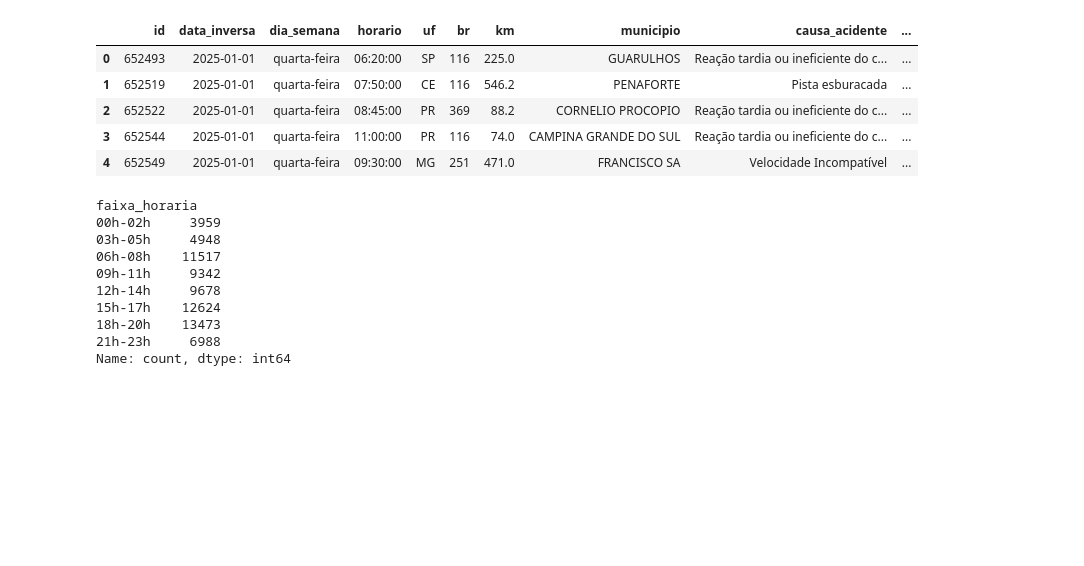
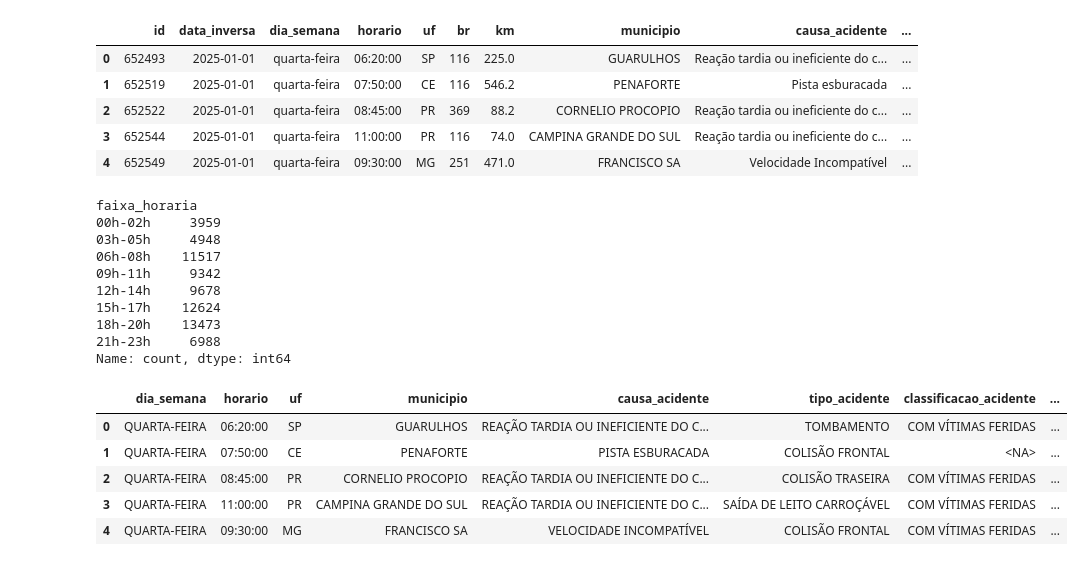
Before and after one commit to vitoriacamilo-ai/Preparacao-de-dados-Aponti, a Jupyter notebook: Projeto_PRF/notebooks/modulo04.ipynb, the cells around one changed output. Saved outputs shown, nothing was run; the diff lists cells and outputs as text; code cells hidden in the pictures; blank space fills up the shorter version.

Commit message:
Atualizar contagem de execução das células no notebook módulo 04 e adicionar limpeza das colunas textuais

```diff
--- a/Projeto_PRF/notebooks/modulo04.ipynb
+++ b/Projeto_PRF/notebooks/modulo04.ipynb
@@ -342,3 +342,32 @@ faixa_horaria
 18h-20h    13473
 21h-23h     6988
 Name: count, dtype: int64
+# %%
+# Autor: Danilo Farias
+# Copiloto: ChatGPT
+# Limpeza das colunas textuais
+colunas_string = df.select_dtypes(
+    include=["object", "string"]
+).columns
+
+for coluna in colunas_string:
+    df[coluna] = (
+        df[coluna]
+        .astype("string")
+        .str.strip()
+        .str.upper()
+        .replace({
+            "": pd.NA,
+            "NAN": pd.NA,
+            "NULL": pd.NA
+        })
+    )
+
+display(df[colunas_string].head())
+# %% [output]
+|  | dia_semana | horario | uf | municipio | causa_acidente | tipo_acidente | classificacao_acidente | ... |
+| 0 | QUARTA-FEIRA | 06:20:00 | SP | GUARULHOS | REAÇÃO TARDIA OU INEFICIENTE DO C... | TOMBAMENTO | COM VÍTIMAS FERIDAS | ... |
+| 1 | QUARTA-FEIRA | 07:50:00 | CE | PENAFORTE | PISTA ESBURACADA | COLISÃO FRONTAL | <NA> | ... |
+| 2 | QUARTA-FEIRA | 08:45:00 | PR | CORNELIO PROCOPIO | REAÇÃO TARDIA OU INEFICIENTE DO C... | COLISÃO TRASEIRA | COM VÍTIMAS FERIDAS | ... |
+| 3 | QUARTA-FEIRA | 11:00:00 | PR | CAMPINA GRANDE DO SUL | REAÇÃO TARDIA OU INEFICIENTE DO C... | SAÍDA DE LEITO CARROÇÁVEL | COM VÍTIMAS FERIDAS | ... |
+| 4 | QUARTA-FEIRA | 09:30:00 | MG | FRANCISCO SA | VELOCIDADE INCOMPATÍVEL | COLISÃO FRONTAL | COM VÍTIMAS FERIDAS | ... |
```
Also changed, not shown: parts of 2 cells of this notebook.
